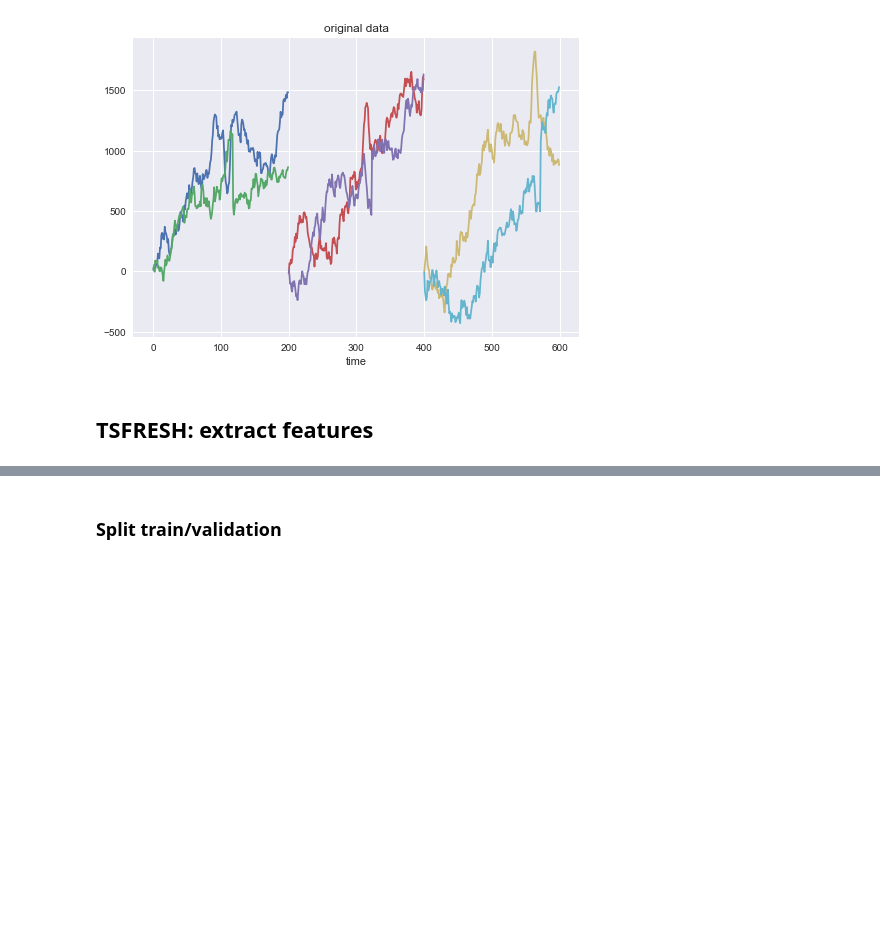
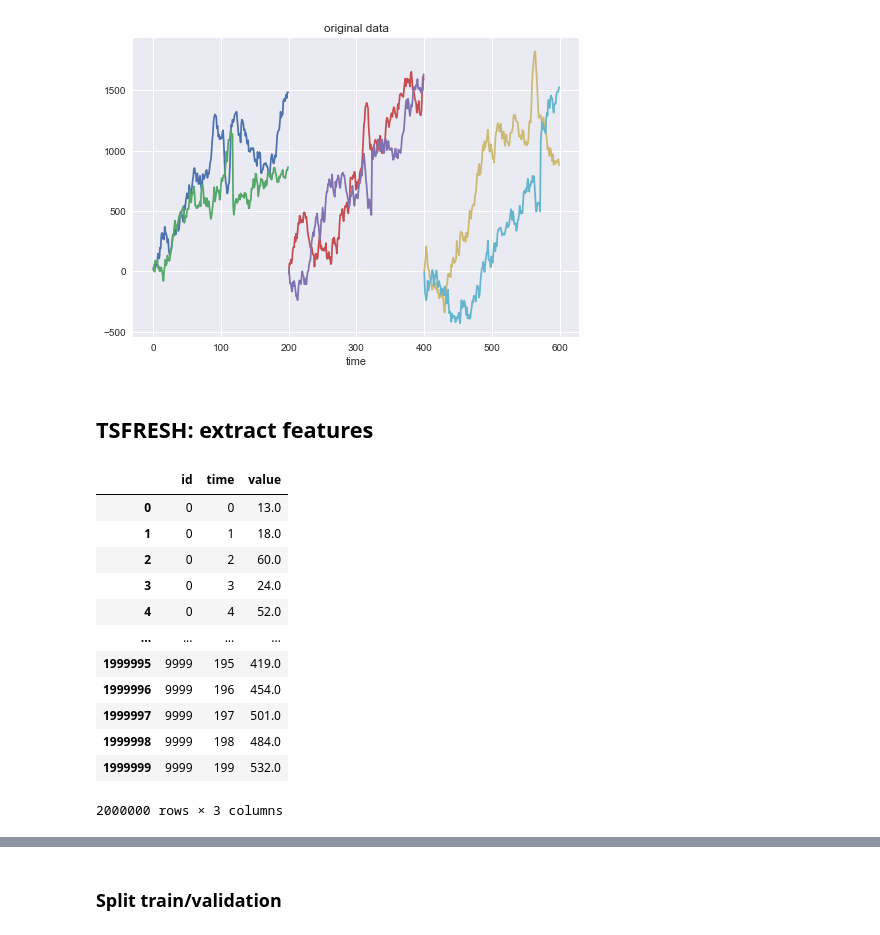
Before and after one commit to emersonvero/LoCP2, a Jupyter notebook: 04_XGBoost/2219_assignment_04.ipynb, the cells around one changed output, grey strips where cells are left out. Cells and saved outputs as stored; diff of their text form; code cells hidden in the pictures; blank space fills up the shorter version.

```diff
--- a/04_XGBoost/2219_assignment_04.ipynb
+++ b/04_XGBoost/2219_assignment_04.ipynb
@@ -95,4 +102,23 @@ def get_df(x):
 
     #return dataframe
     return pd.DataFrame(x_dict)
+# %%
+#first timeserie
+
+df1=get_df(x[:,:,0])
+df1
+# %% [output]
+|  | id | time | value |
+| 0 | 0 | 0 | 13.0 |
+| 1 | 0 | 1 | 18.0 |
+| 2 | 0 | 2 | 60.0 |
+| 3 | 0 | 3 | 24.0 |
+| 4 | 0 | 4 | 52.0 |
+| ... | ... | ... | ... |
+| 1999995 | 9999 | 195 | 419.0 |
+| 1999996 | 9999 | 196 | 454.0 |
+| 1999997 | 9999 | 197 | 501.0 |
+| 1999998 | 9999 | 198 | 484.0 |
+| 1999999 | 9999 | 199 | 532.0 |
+2000000 rows × 3 columns
 # %%
```
Also changed, not shown: parts of 16 cells of this notebook.
